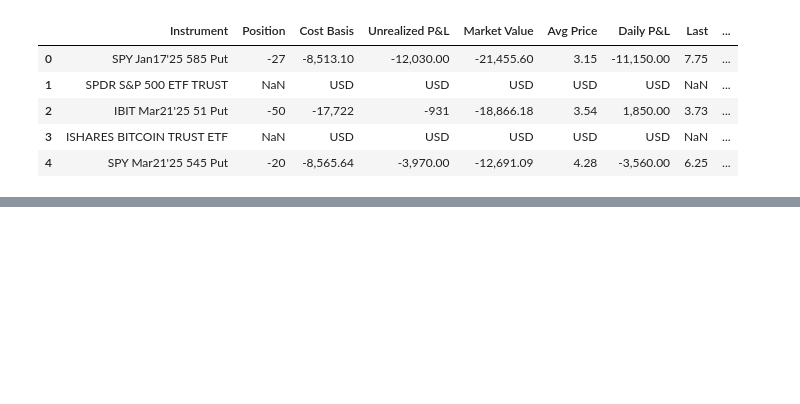
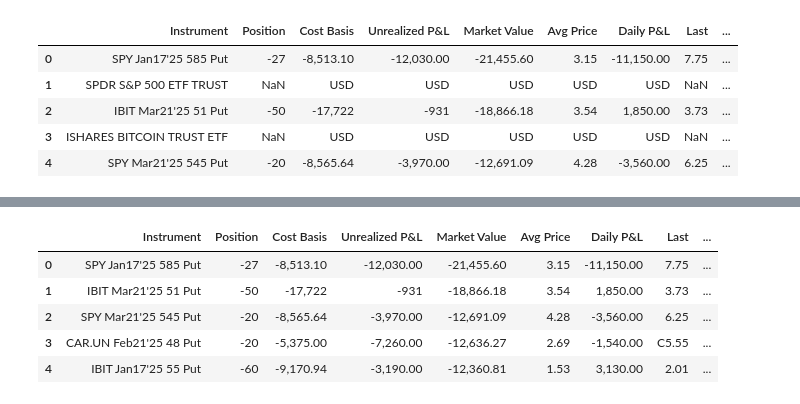
Before and after one commit to AimjGuytidy/optionstrade, a Jupyter notebook: optionstrade.ipynb, the cells around one changed output, grey strips where cells are left out. Cells and saved outputs as stored; diff of their text form; code cells hidden in the pictures; blank space fills up the shorter version.

```diff
--- a/optionstrade.ipynb
+++ b/optionstrade.ipynb
@@ -145,0 +165,11 @@ nope
+# %%
+option_position_jan_11_25["Strike"] = option_position_jan_11_25["Instrument\xa0"].apply(lambda st: st[st.find("25")+2:-1].split()[0])
+# %%
+option_position_jan_11_25.head()
+# %% [output]
+|  | Instrument | Position | Cost Basis | Unrealized P&L | Market Value | Avg Price | Daily P&L | Last | ... |
+| 0 | SPY Jan17'25 585 Put | -27 | -8,513.10 | -12,030.00 | -21,455.60 | 3.15 | -11,150.00 | 7.75 | ... |
+| 1 | IBIT Mar21'25 51 Put | -50 | -17,722 | -931 | -18,866.18 | 3.54 | 1,850.00 | 3.73 | ... |
+| 2 | SPY Mar21'25 545 Put | -20 | -8,565.64 | -3,970.00 | -12,691.09 | 4.28 | -3,560.00 | 6.25 | ... |
+| 3 | CAR.UN Feb21'25 48 Put | -20 | -5,375.00 | -7,260.00 | -12,636.27 | 2.69 | -1,540.00 | C5.55 | ... |
+| 4 | IBIT Jan17'25 55 Put | -60 | -9,170.94 | -3,190.00 | -12,360.81 | 1.53 | 3,130.00 | 2.01 | ... |
```
Also changed, not shown: parts of 20 cells of this notebook.
